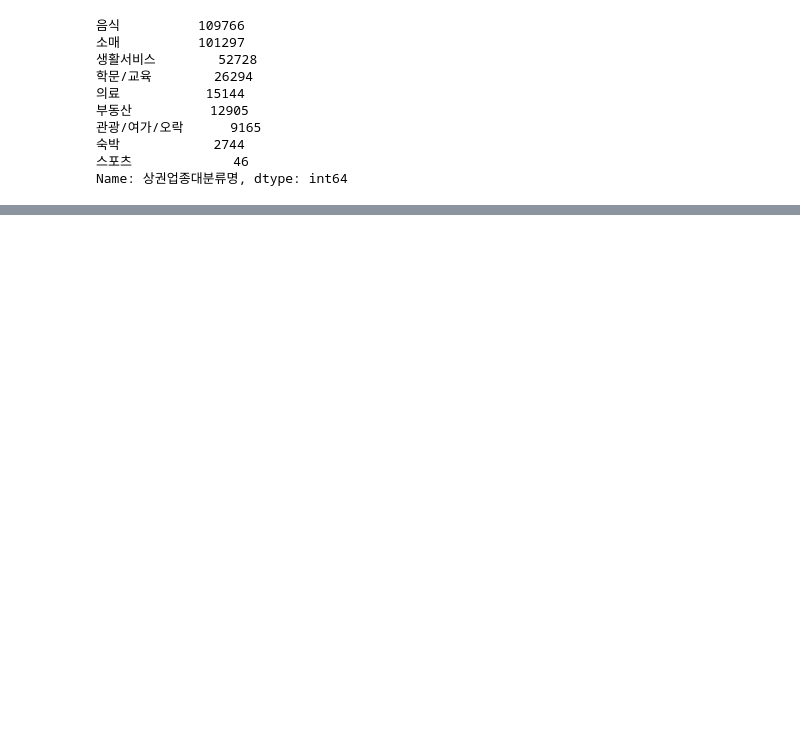
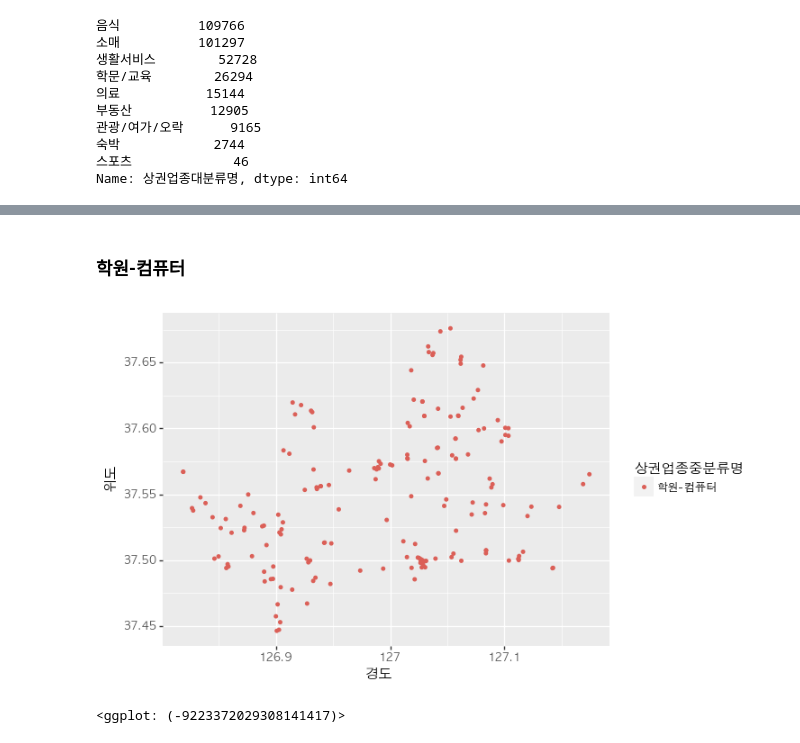
Before and after one commit to saykim/python_bigdata, a Jupyter notebook: aboutstore.ipynb, the cells around one changed output, grey strips where cells are left out. Cells and saved outputs as stored; diff of their text form; code cells hidden in the pictures; blank space fills up the shorter version.

```diff
--- a/aboutstore.ipynb
+++ b/aboutstore.ipynb
@@ -303,0 +317,14 @@ Name: 상권업종대분류명, dtype: int64
+# %% [markdown]
+### 학원-컴퓨터
+# %%
+shop_seoul_edu = shop_seoul[shop_seoul['상권업종중분류명'] == '학원-컴퓨터']
+
+(ggplot(shop_seoul_edu)
+ + aes(x = '경도', y='위도', color='상권업종중분류명')
+ + geom_point(alpha = 1.0, size=1)
+ + theme(text =element_text(family='AppleGothic'))
+ + scale_fill_gradient(low = 'blue', high = 'green')
+)
+# %% [output]
+[figure, added]
+<ggplot: (-9223372029308141417)>
```
Also changed, not shown: parts of 15 cells of this notebook.
